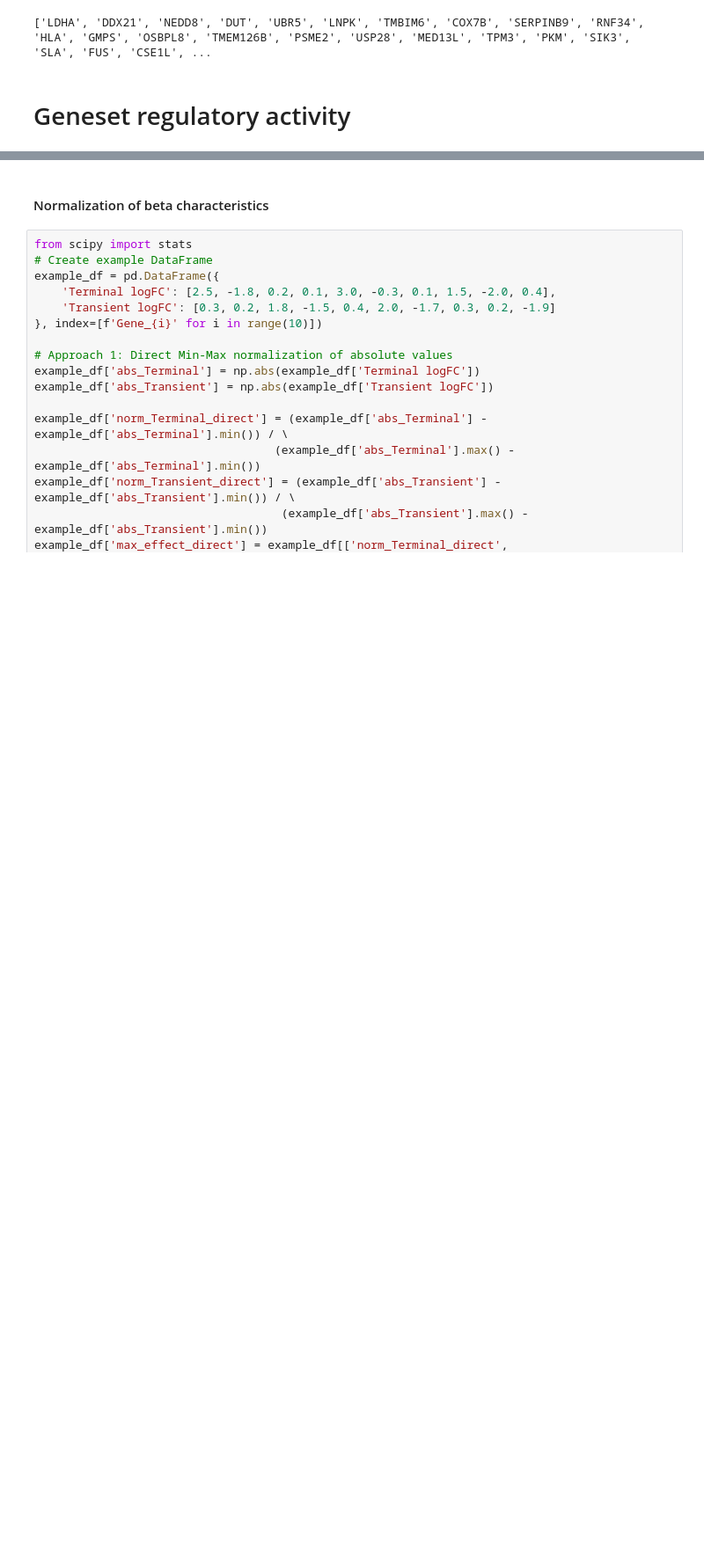
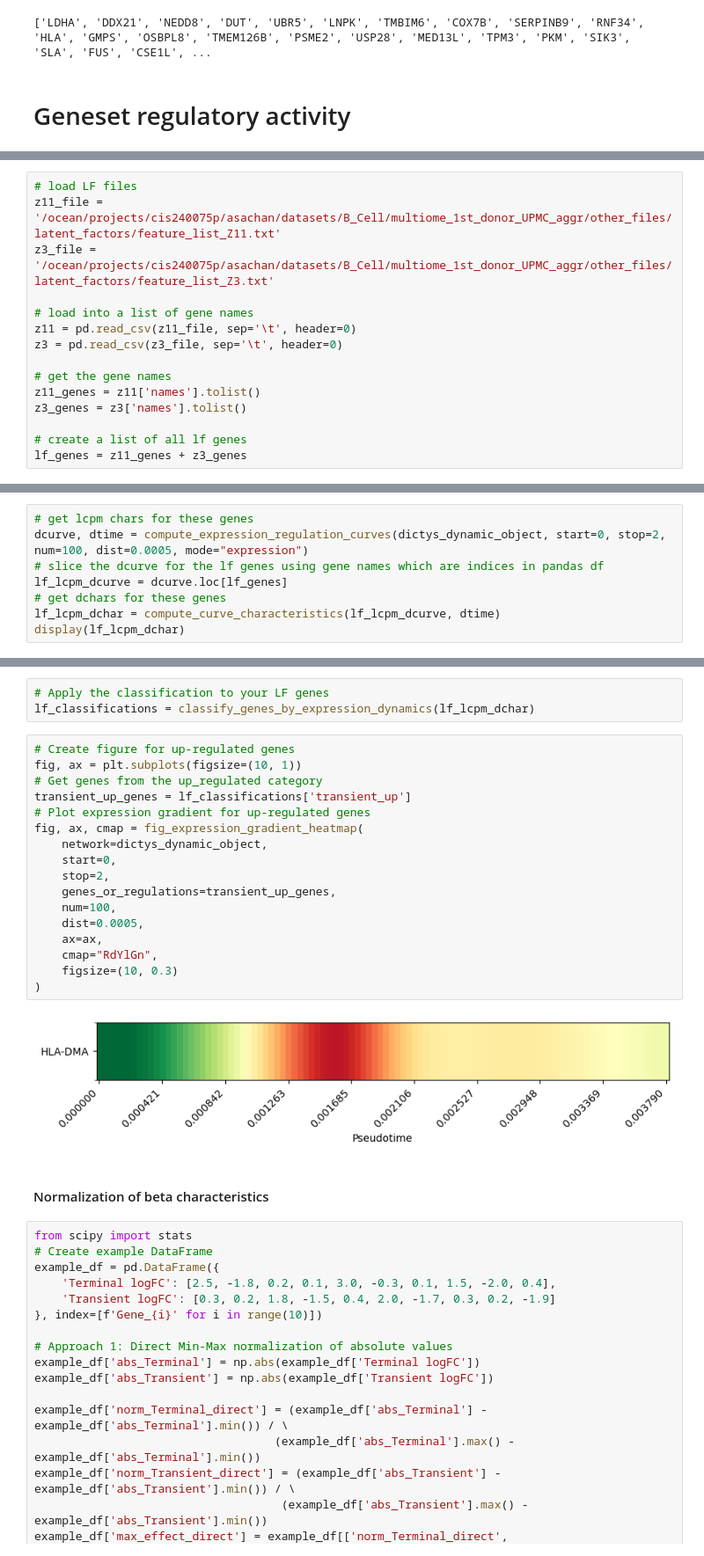
Before and after one commit to sachha-naksha/B_Cell_States, a Jupyter notebook: multiome_dynamic_regulation/py_scripts/analysis/global_grn_dynamics.ipynb, the cells around one changed output, grey strips where cells are left out. Shown at 88% size. Drawn from its saved outputs; the diff is of its cells as text; blank space fills up the shorter version.

Commit message:
Classified LF genes by expression dynamics and dchar effet size

```diff
--- a/multiome_dynamic_regulation/py_scripts/analysis/global_grn_dynamics.ipynb
+++ b/multiome_dynamic_regulation/py_scripts/analysis/global_grn_dynamics.ipynb
@@ -273,0 +274,15 @@ cell_cycle_phase = read_gmt_file(phase_gmt_file)
+# %%
+# load LF files
+z11_file = '/ocean/projects/cis240075p/asachan/datasets/B_Cell/multiome_1st_donor_UPMC_aggr/other_files/latent_factors/feature_list_Z11.txt'
+z3_file = '/ocean/projects/cis240075p/asachan/datasets/B_Cell/multiome_1st_donor_UPMC_aggr/other_files/latent_factors/feature_list_Z3.txt'
+
+# load into a list of gene names
+z11 = pd.read_csv(z11_file, sep='\t', header=0)
+z3 = pd.read_csv(z3_file, sep='\t', header=0)
+
+# get the gene names
+z11_genes = z11['names'].tolist()
+z3_genes = z3['names'].tolist()
+
+# create a list of all lf genes
+lf_genes = z11_genes + z3_genes
@@ -273,0 +300,8 @@ cell_cycle_phase = read_gmt_file(phase_gmt_file)
+# %%
+# get lcpm chars for these genes
+dcurve, dtime = compute_expression_regulation_curves(dictys_dynamic_object, start=0, stop=2, num=100, dist=0.0005, mode="expression")
+# slice the dcurve for the lf genes using gene names which are indices in pandas df
+lf_lcpm_dcurve = dcurve.loc[lf_genes]
+# get dchars for these genes
+lf_lcpm_dchar = compute_curve_characteristics(lf_lcpm_dcurve, dtime)
+display(lf_lcpm_dchar)
@@ -274,3 +386,25 @@ cell_cycle_phase = read_gmt_file(phase_gmt_file)
+# %%
+# Apply the classification to your LF genes
+lf_classifications = classify_genes_by_expression_dynamics(lf_lcpm_dchar)
+# %%
+# Create figure for up-regulated genes
+fig, ax = plt.subplots(figsize=(10, 1))
+# Get genes from the up_regulated category
+transient_up_genes = lf_classifications['transient_up']
+# Plot expression gradient for up-regulated genes
+fig, ax, cmap = fig_expression_gradient_heatmap(
+    network=dictys_dynamic_object,
+    start=0,
+    stop=2,
+    genes_or_regulations=transient_up_genes,
+    num=100,
+    dist=0.0005,
+    ax=ax,
+    cmap="RdYlGn",
+    figsize=(10, 0.3)
+)
+# %% [output]
+[figure, added]
 # %% [markdown]
 #### Normalization of beta characteristics
 # %%
```
Also changed, not shown: parts of 6 cells of this notebook, 1 other file.
